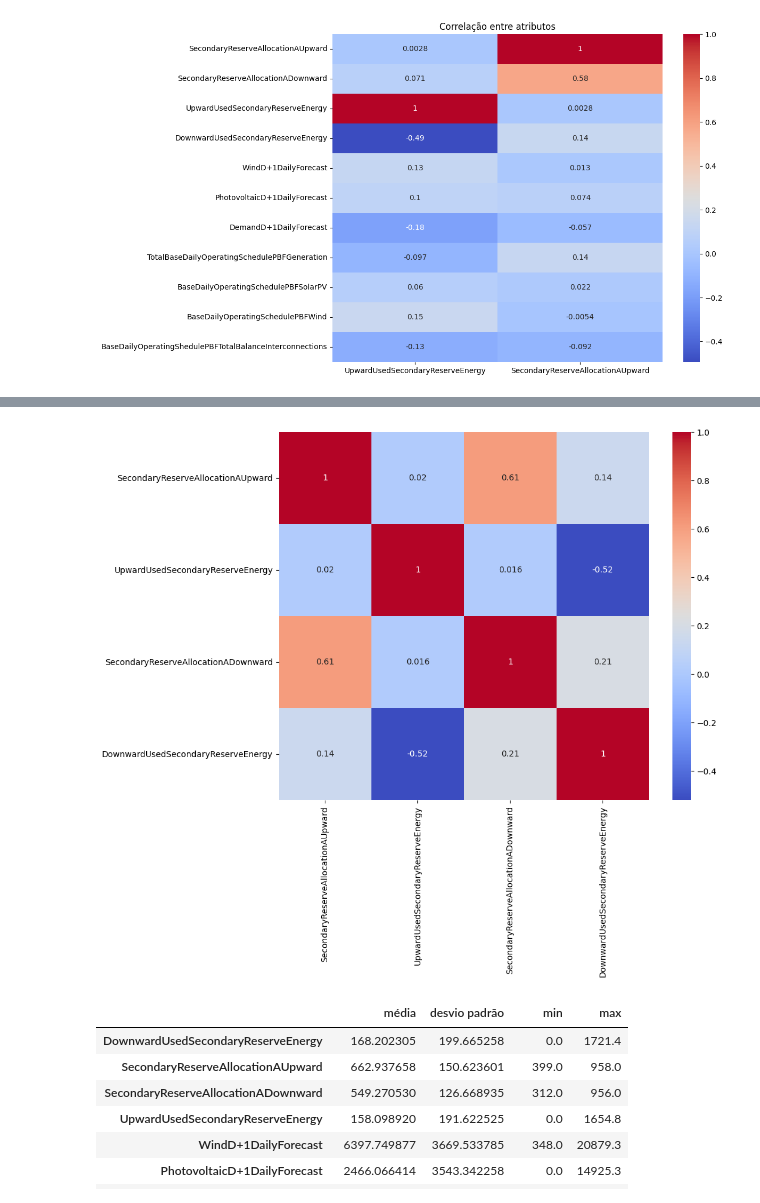
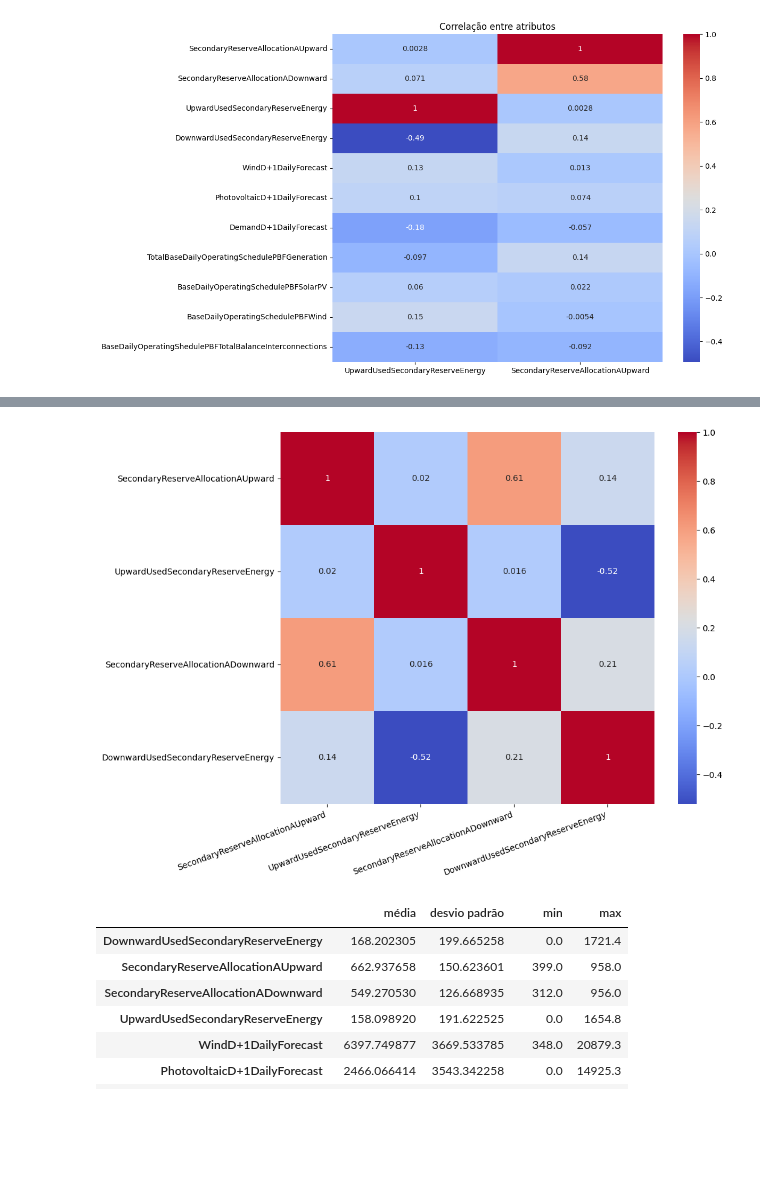
Before and after one commit to JotaFan/renewable-generation-into-reserve-markets, a Jupyter notebook: notebooks/Analise Dados Crus.ipynb, the cells around one changed output, grey strips where cells are left out. Cells and saved outputs as stored; diff of their text form; code cells hidden in the pictures; blank space fills up the shorter version.

Commit message:
Change some figures and clean notebooks

```diff
--- a/notebooks/Analise Dados Crus.ipynb
+++ b/notebooks/Analise Dados Crus.ipynb
@@ -316,25 +313,26 @@ array([False, False, False, ..., False, False, False])
 # %%
 import seaborn as sns
 import matplotlib.pyplot as plt
 
 correlation_matrix = dataset.loc[dataset.index.year.isin([2019,2020,2021,2022])][[
     "SecondaryReserveAllocationAUpward",
             "UpwardUsedSecondaryReserveEnergy",
     "SecondaryReserveAllocationADownward",
     "DownwardUsedSecondaryReserveEnergy",
         ]].corr()
 
 plt.figure(figsize=(10, 8))
 sns.heatmap(correlation_matrix, annot=True, cmap="coolwarm")
-
+ax = plt.gca()
+ax.set_xticklabels(ax.get_xticklabels(), rotation=20, ha='right')
 
 figure_name = "correlation_heatmap_benchmark.png"
 #plt.title("Correlação entre ")
 
 plt.savefig(os.path.join(folder_figures, figure_name), bbox_inches="tight")
 plt.show()
 # %% [output]
-[figure, old version]
+[figure, new version]
 # %%
 training_dataset = pd.read_csv(training_dataset_path, index_col=0)
 
```
Also changed, not shown: parts of 1 cell of this notebook, 4 other files.
